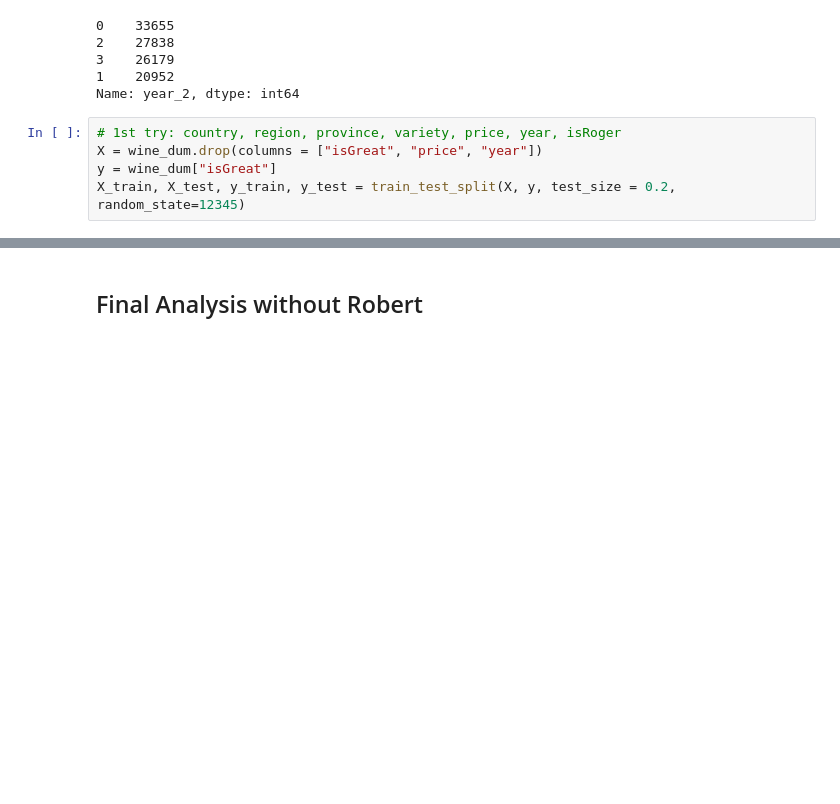
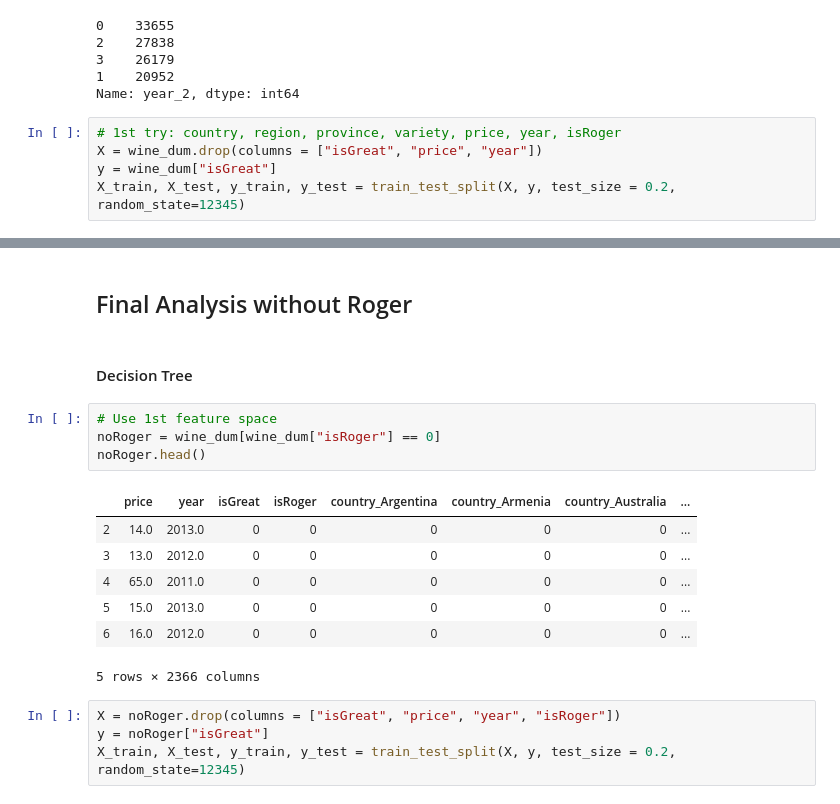
Before and after one commit to jenndy/Wine-Quality-Analysis, a Jupyter notebook: Wine_Review.ipynb, the cells around one changed output, grey strips where cells are left out. Saved outputs shown, nothing was run; the diff lists cells and outputs as text; blank space fills up the shorter version.

```diff
--- a/Wine_Review.ipynb
+++ b/Wine_Review.ipynb
@@ -813,2 +930,20 @@ pd.crosstab(y_test_predict, y_test, rownames = ["Predicted"], colnames = ["Actua
 # %% [markdown]
-## Final Analysis without Robert
+## Final Analysis without Roger
+# %% [markdown]
+#### Decision Tree
+# %%
+# Use 1st feature space
+noRoger = wine_dum[wine_dum["isRoger"] == 0]
+noRoger.head()
+# %% [output]
+|  | price | year | isGreat | isRoger | country_Argentina | country_Armenia | country_Australia | ... |
+| 2 | 14.0 | 2013.0 | 0 | 0 | 0 | 0 | 0 | ... |
+| 3 | 13.0 | 2012.0 | 0 | 0 | 0 | 0 | 0 | ... |
+| 4 | 65.0 | 2011.0 | 0 | 0 | 0 | 0 | 0 | ... |
+| 5 | 15.0 | 2013.0 | 0 | 0 | 0 | 0 | 0 | ... |
+| 6 | 16.0 | 2012.0 | 0 | 0 | 0 | 0 | 0 | ... |
+5 rows × 2366 columns
+# %%
+X = noRoger.drop(columns = ["isGreat", "price", "year", "isRoger"])
+y = noRoger["isGreat"]
+X_train, X_test, y_train, y_test = train_test_split(X, y, test_size = 0.2, random_state=12345)
```
Also changed, not shown: parts of 26 cells of this notebook.
